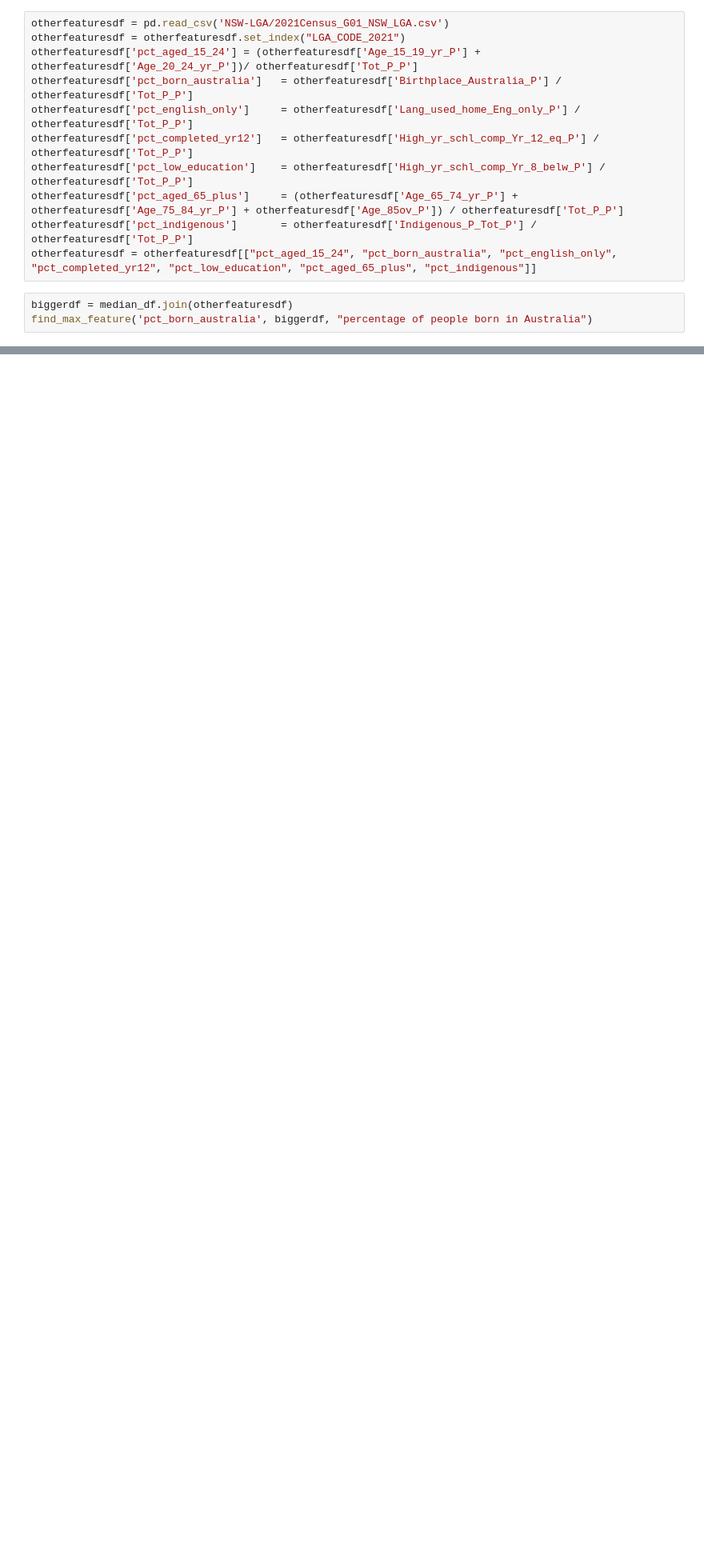
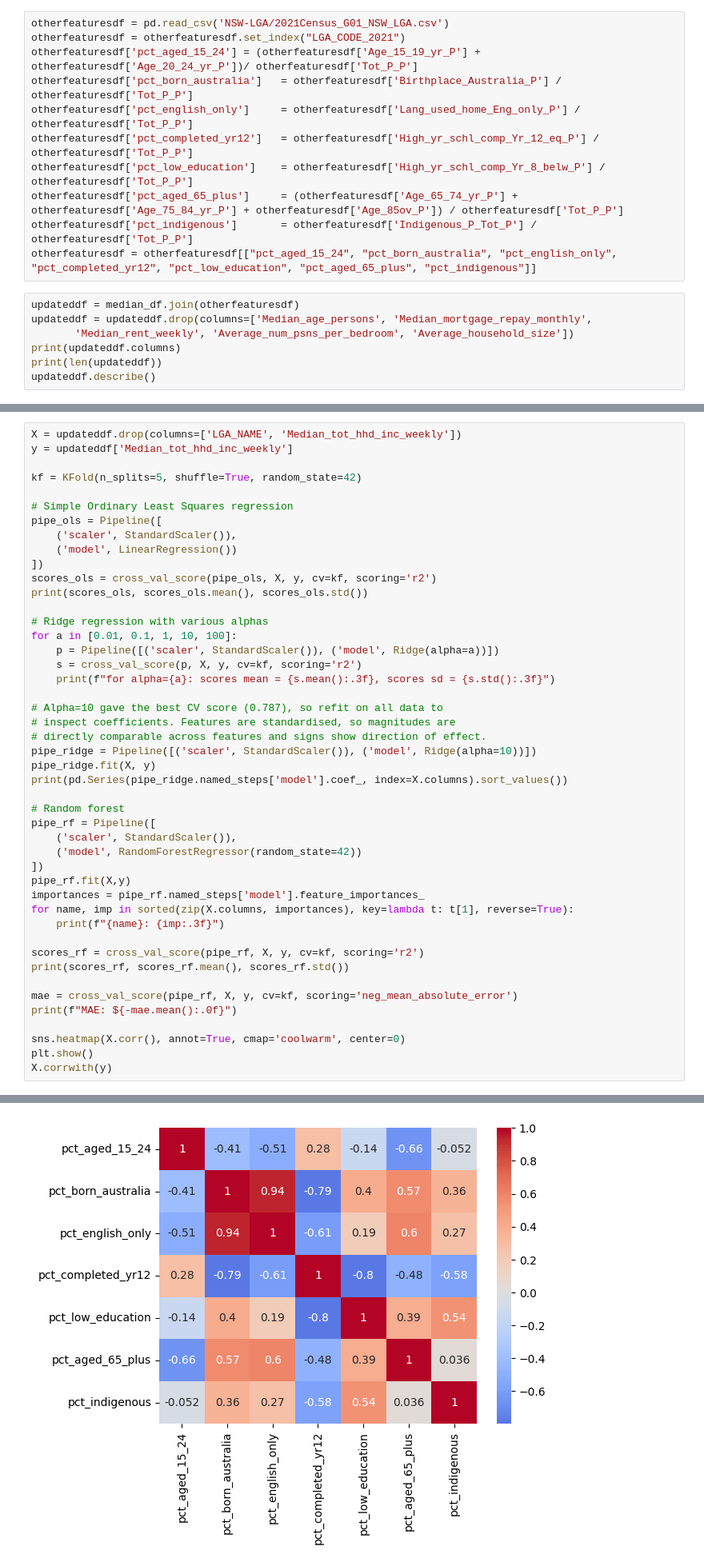
Before and after one commit to liam2021/nsw-lga-income-analysis, a Jupyter notebook: Data.ipynb, the cells around one changed output, grey strips where cells are left out. Shown at 80% size. Drawn from its saved outputs; the diff is of its cells as text; blank space fills up the shorter version.

Commit message:
Add Ridge, OLS and Random Forest models with 5-fold CV

```diff
--- a/Data.ipynb
+++ b/Data.ipynb
@@ -42,6 +45,10 @@ otherfeaturesdf['pct_aged_65_plus']     = (otherfeaturesdf['Age_65_74_yr_P'] + o
 otherfeaturesdf['pct_indigenous']       = otherfeaturesdf['Indigenous_P_Tot_P'] / otherfeaturesdf['Tot_P_P']
 otherfeaturesdf = otherfeaturesdf[["pct_aged_15_24", "pct_born_australia", "pct_english_only", "pct_completed_yr12", "pct_low_education", "pct_aged_65_plus", "pct_indigenous"]]
 # %%
-biggerdf = median_df.join(otherfeaturesdf)
-find_max_feature('pct_born_australia', biggerdf, "percentage of people born in Australia")
+updateddf = median_df.join(otherfeaturesdf)
+updateddf = updateddf.drop(columns=['Median_age_persons', 'Median_mortgage_repay_monthly',
+       'Median_rent_weekly', 'Average_num_psns_per_bedroom', 'Average_household_size'])
+print(updateddf.columns)
+print(len(updateddf))
+updateddf.describe()
 # %% [output]
@@ -50,0 +75,47 @@ biggerdf.to_csv('bigger_df_clean', index=True)
+# %%
+X = updateddf.drop(columns=['LGA_NAME', 'Median_tot_hhd_inc_weekly'])
+y = updateddf['Median_tot_hhd_inc_weekly']
+
+kf = KFold(n_splits=5, shuffle=True, random_state=42)
+
+# Simple Ordinary Least Squares regression
+pipe_ols = Pipeline([
+    ('scaler', StandardScaler()),
+    ('model', LinearRegression())
+])
+scores_ols = cross_val_score(pipe_ols, X, y, cv=kf, scoring='r2')
+print(scores_ols, scores_ols.mean(), scores_ols.std())
+
+# Ridge regression with various alphas
+for a in [0.01, 0.1, 1, 10, 100]:
+    p = Pipeline([('scaler', StandardScaler()), ('model', Ridge(alpha=a))])
+    s = cross_val_score(p, X, y, cv=kf, scoring='r2')
+    print(f"for alpha={a}: scores mean = {s.mean():.3f}, scores sd = {s.std():.3f}")
+
+# Alpha=10 gave the best CV score (0.787), so refit on all data to
+# inspect coefficients. Features are standardised, so magnitudes are
+# directly comparable across features and signs show direction of effect.
+pipe_ridge = Pipeline([('scaler', StandardScaler()), ('model', Ridge(alpha=10))])
+pipe_ridge.fit(X, y)
+print(pd.Series(pipe_ridge.named_steps['model'].coef_, index=X.columns).sort_values())
+
+# Random forest
+pipe_rf = Pipeline([
+    ('scaler', StandardScaler()),
+    ('model', RandomForestRegressor(random_state=42))
+])
+pipe_rf.fit(X,y)
+importances = pipe_rf.named_steps['model'].feature_importances_
+for name, imp in sorted(zip(X.columns, importances), key=lambda t: t[1], reverse=True):
+    print(f"{name}: {imp:.3f}")
+
+scores_rf = cross_val_score(pipe_rf, X, y, cv=kf, scoring='r2')
+print(scores_rf, scores_rf.mean(), scores_rf.std())
+
+mae = cross_val_score(pipe_rf, X, y, cv=kf, scoring='neg_mean_absolute_error')
+print(f"MAE: ${-mae.mean():.0f}")
+
+sns.heatmap(X.corr(), annot=True, cmap='coolwarm', center=0)
+plt.show()
+X.corrwith(y)
+# %% [output]
@@ -50,0 +139 @@ biggerdf.to_csv('bigger_df_clean', index=True)
+[figure, added]
```
Also changed, not shown: parts of 5 cells of this notebook, 2 other files.
